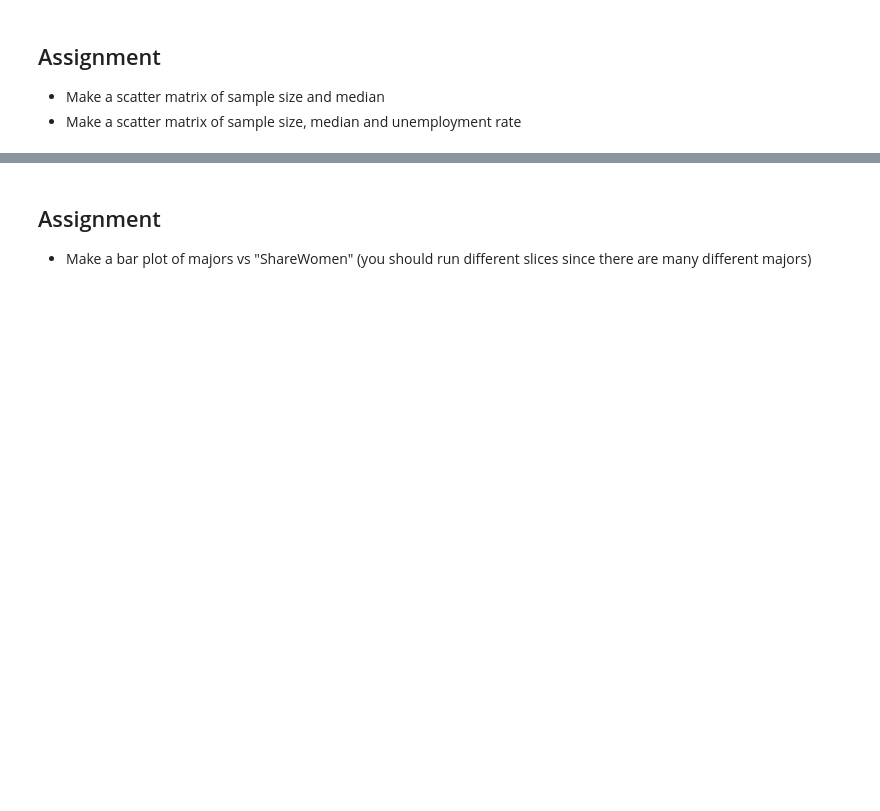
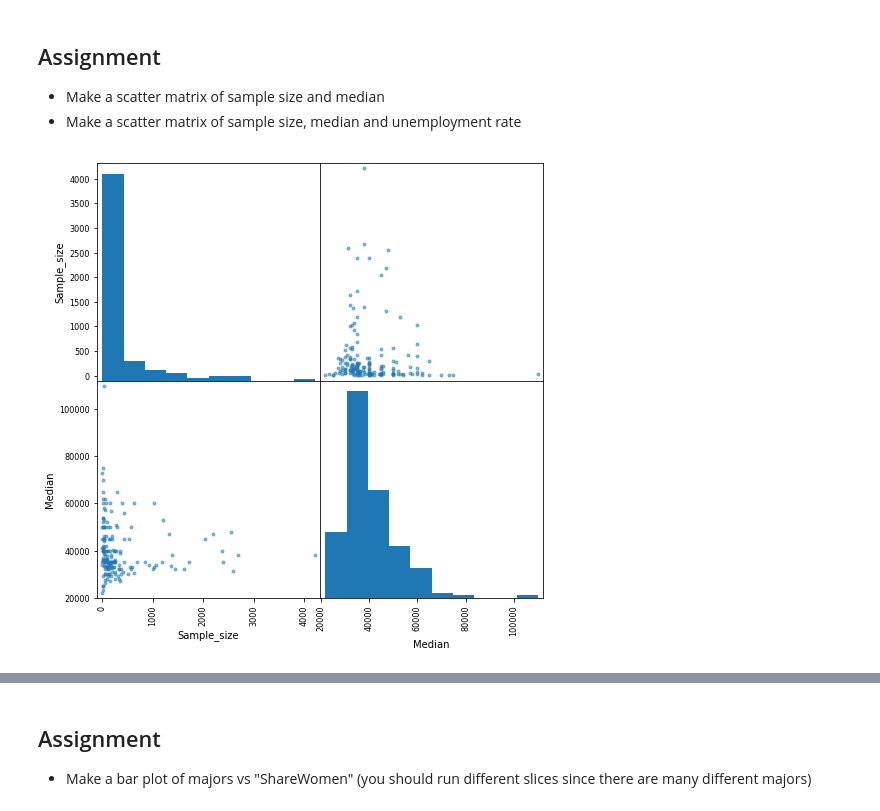
Before and after one commit to mudspringhiker/foundations, a Jupyter notebook: 07_Python_Data_Analysis/college_majors/college.ipynb, the cells around one changed output, grey strips where cells are left out. Drawn from its saved outputs; the diff is of its cells as text; code cells hidden in the pictures; blank space fills up the shorter version.

```diff
--- a/07_Python_Data_Analysis/college_majors/college.ipynb
+++ b/07_Python_Data_Analysis/college_majors/college.ipynb
@@ -157,3 +157,8 @@ for item in ['Sample_size', 'Men', 'Women', 'Employed', 'Full_time', 'Unemployme
 
 - Make a scatter matrix of sample size and median
 - Make a scatter matrix of sample size, median and unemployment rate
+# %%
+from pandas.tools.plotting import scatter_matrix
+scatter_matrix(data[['Sample_size', 'Median']], figsize=(8,8));
+# %% [output]
+[figure, added]
```
Also changed, not shown: parts of 6 cells of this notebook.
